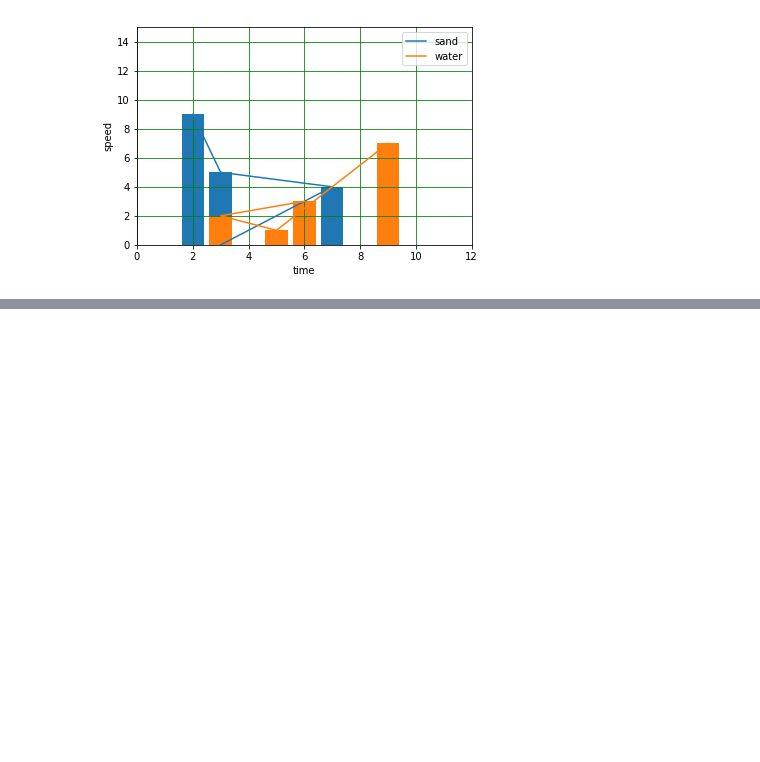
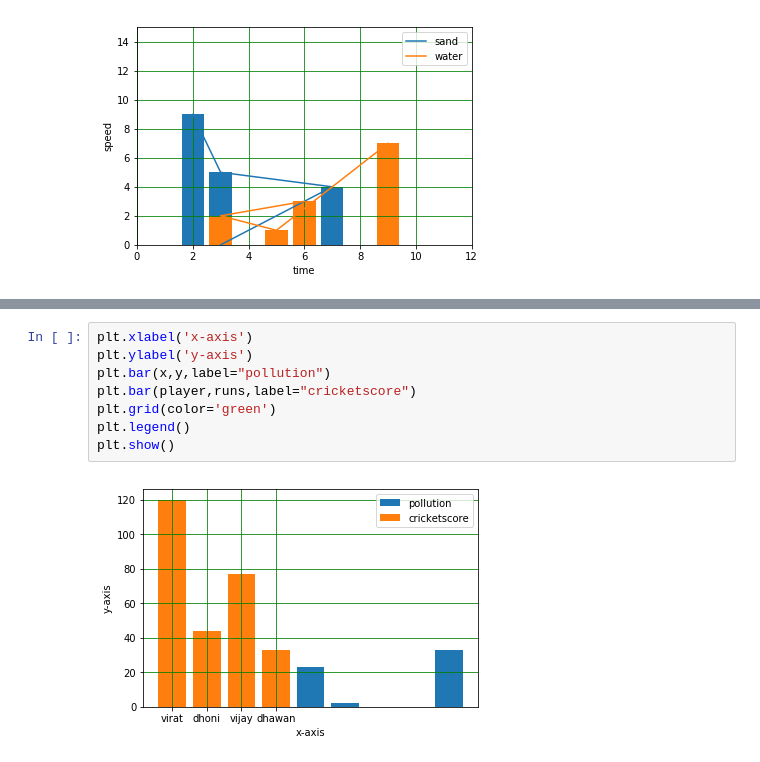
Before and after one commit to ayushikhandelwal99/ML, a Jupyter notebook: matplotlib.ipynb, the cells around one changed output, grey strips where cells are left out. Cells and saved outputs as stored; diff of their text form; blank space fills up the shorter version.

```diff
--- a/matplotlib.ipynb
+++ b/matplotlib.ipynb
@@ -118,0 +136,10 @@ plt.scatter(a, b)  #it creates a scattered point graph..value of a and b must be
+# %%
+plt.xlabel('x-axis')
+plt.ylabel('y-axis')
+plt.bar(x,y,label="pollution")
+plt.bar(player,runs,label="cricketscore")
+plt.grid(color='green')
+plt.legend()
+plt.show()
+# %% [output]
+[figure, added]
```
Also changed, not shown: parts of 8 cells of this notebook.
